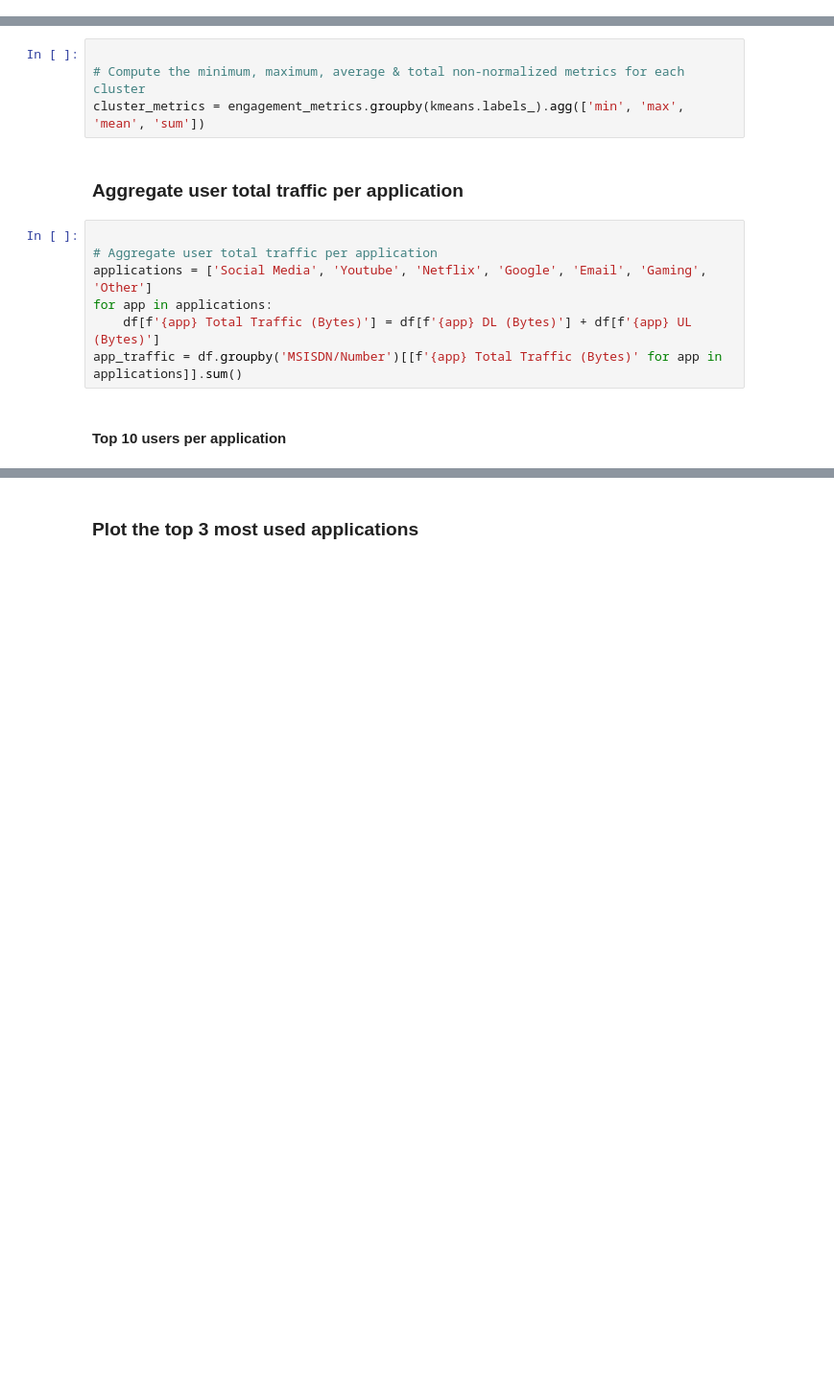
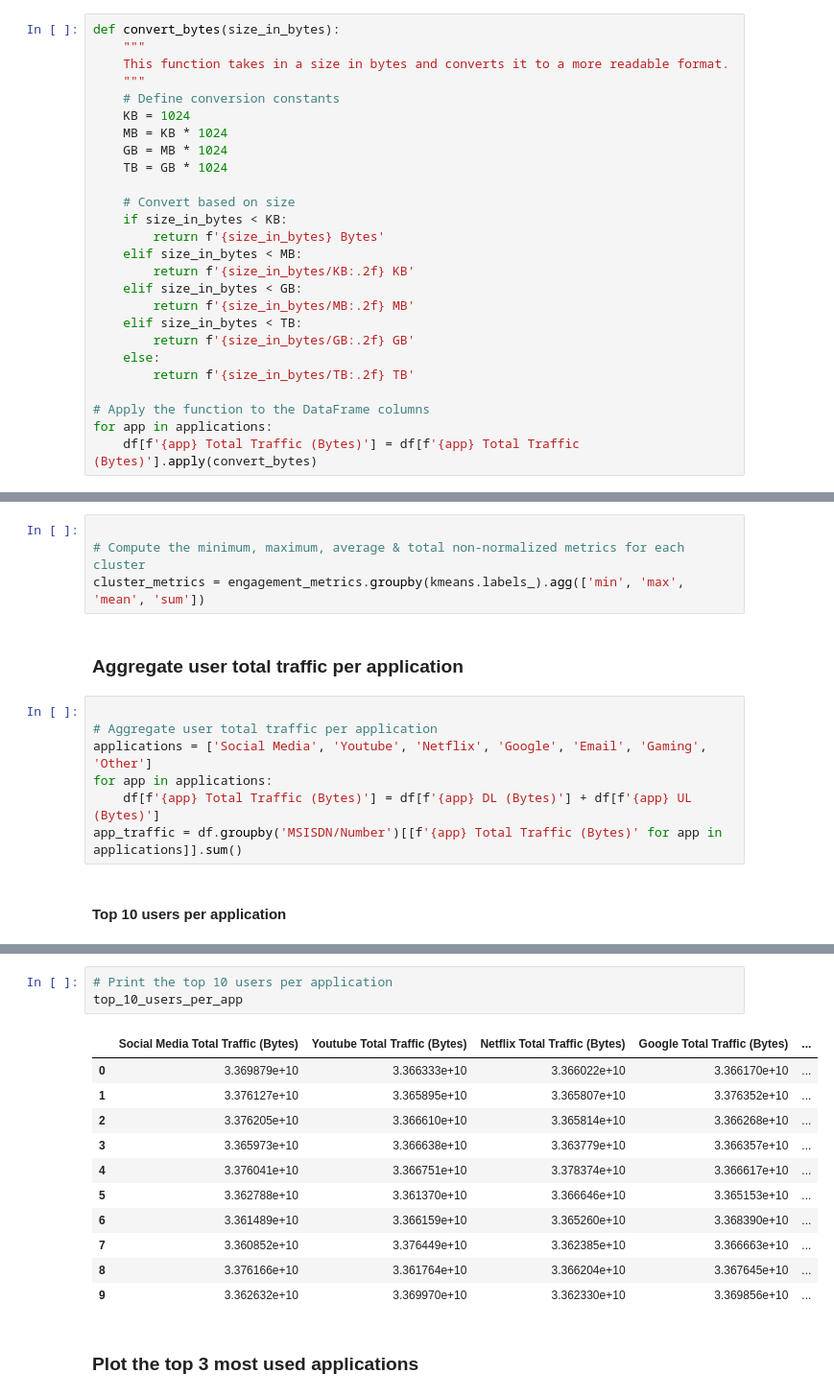
Before and after one commit to hillaryke/Telecom-User-Analytics, a Jupyter notebook: notebooks/task3-user-engagement.ipynb, the cells around one changed output, grey strips where cells are left out. Shown at 96% size. Drawn from its saved outputs; the diff is of its cells as text; blank space fills up the shorter version.

```diff
--- a/notebooks/task3-user-engagement.ipynb
+++ b/notebooks/task3-user-engagement.ipynb
@@ -26,0 +58,26 @@ engagement_metrics.columns = ['Session Frequency', 'Session Duration', 'Total Tr
+# %%
+def convert_bytes(size_in_bytes):
+    """
+    This function takes in a size in bytes and converts it to a more readable format.
+    """
+    # Define conversion constants
+    KB = 1024
+    MB = KB * 1024
+    GB = MB * 1024
+    TB = GB * 1024
+
+    # Convert based on size
+    if size_in_bytes < KB:
+        return f'{size_in_bytes} Bytes'
+    elif size_in_bytes < MB:
+        return f'{size_in_bytes/KB:.2f} KB'
+    elif size_in_bytes < GB:
+        return f'{size_in_bytes/MB:.2f} MB'
+    elif size_in_bytes < TB:
+        return f'{size_in_bytes/GB:.2f} GB'
+    else:
+        return f'{size_in_bytes/TB:.2f} TB'
+
+# Apply the function to the DataFrame columns
+for app in applications:
+    df[f'{app} Total Traffic (Bytes)'] = df[f'{app} Total Traffic (Bytes)'].apply(convert_bytes)
@@ -77,5 +237,20 @@ app_traffic = df.groupby('MSISDN/Number')[[f'{app} Total Traffic (Bytes)' for ap
 
 # Derive the top 10 most engaged users per application
 top_10_users_per_app = app_traffic.apply(lambda x: x.nlargest(10).index.tolist())
+# %%
+# Print the top 10 users per application
+top_10_users_per_app
+# %% [output]
+|  | Social Media Total Traffic (Bytes) | Youtube Total Traffic (Bytes) | Netflix Total Traffic (Bytes) | Google Total Traffic (Bytes) | ... |
+| 0 | 3.369879e+10 | 3.366333e+10 | 3.366022e+10 | 3.366170e+10 | ... |
+| 1 | 3.376127e+10 | 3.365895e+10 | 3.365807e+10 | 3.376352e+10 | ... |
+| 2 | 3.376205e+10 | 3.366610e+10 | 3.365814e+10 | 3.366268e+10 | ... |
+| 3 | 3.365973e+10 | 3.366638e+10 | 3.363779e+10 | 3.366357e+10 | ... |
+| 4 | 3.376041e+10 | 3.366751e+10 | 3.378374e+10 | 3.366617e+10 | ... |
+| 5 | 3.362788e+10 | 3.361370e+10 | 3.366646e+10 | 3.365153e+10 | ... |
+| 6 | 3.361489e+10 | 3.366159e+10 | 3.365260e+10 | 3.368390e+10 | ... |
+| 7 | 3.360852e+10 | 3.376449e+10 | 3.362385e+10 | 3.366663e+10 | ... |
+| 8 | 3.376166e+10 | 3.361764e+10 | 3.366204e+10 | 3.367645e+10 | ... |
+| 9 | 3.362632e+10 | 3.369970e+10 | 3.362330e+10 | 3.369856e+10 | ... |
 # %% [markdown]
 ### Plot the top 3 most used applications
```
Also changed, not shown: parts of 11 cells of this notebook, 2 other files.
